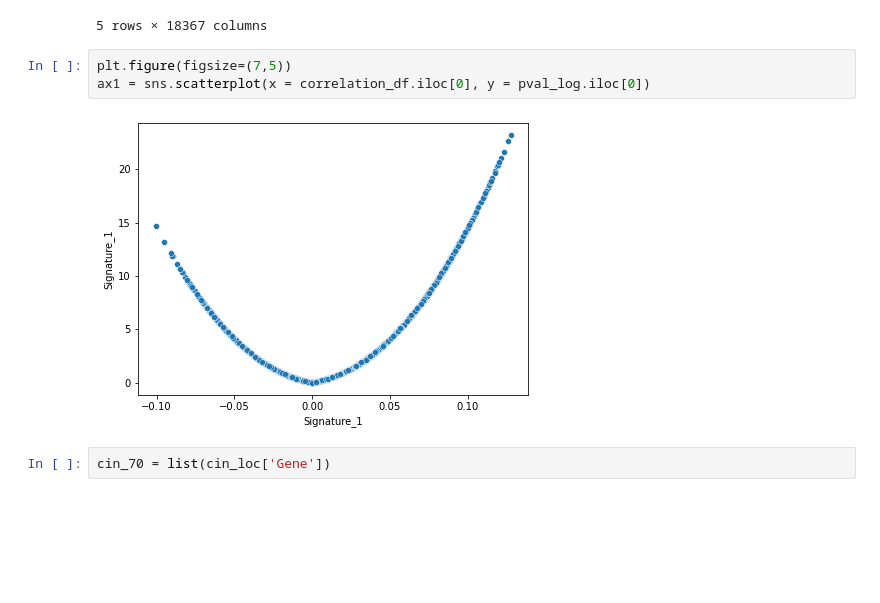
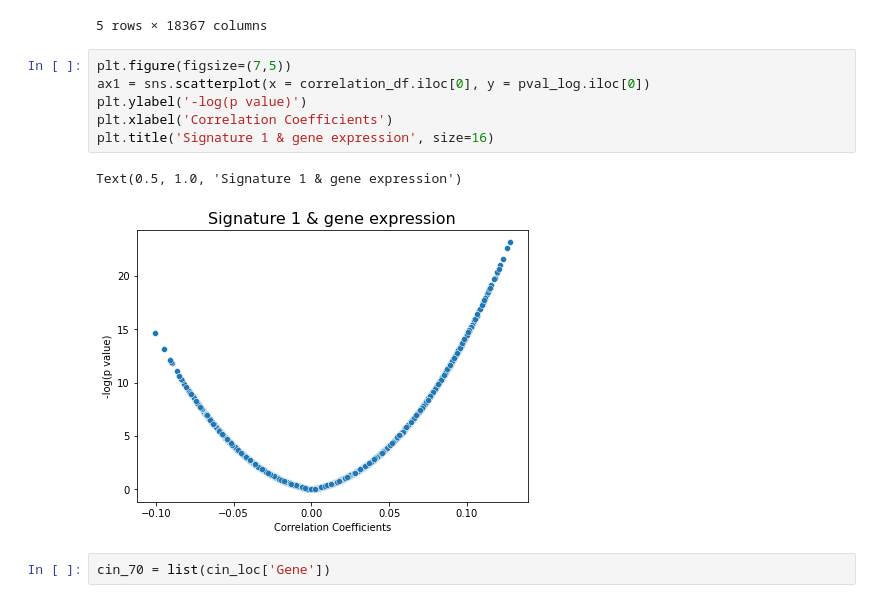
Before and after one commit to janneah/cns, a Jupyter notebook: notebooks/resultvisualisation.ipynb, the cells around one changed output. Drawn from its saved outputs; the diff is of its cells as text; blank space fills up the shorter version.

```diff
--- a/notebooks/resultvisualisation.ipynb
+++ b/notebooks/resultvisualisation.ipynb
@@ -436,7 +439,11 @@ correlation_df
 # %%
 plt.figure(figsize=(7,5))
 ax1 = sns.scatterplot(x = correlation_df.iloc[0], y = pval_log.iloc[0])
+plt.ylabel('-log(p value)')
+plt.xlabel('Correlation Coefficients')
+plt.title('Signature 1 & gene expression', size=16)
 # %% [output]
+Text(0.5, 1.0, 'Signature 1 & gene expression')
-[figure, old version]
+[figure, new version]
 # %%
 cin_70 = list(cin_loc['Gene'])
```
Also changed, not shown: parts of 18 cells of this notebook, 36 other files.
